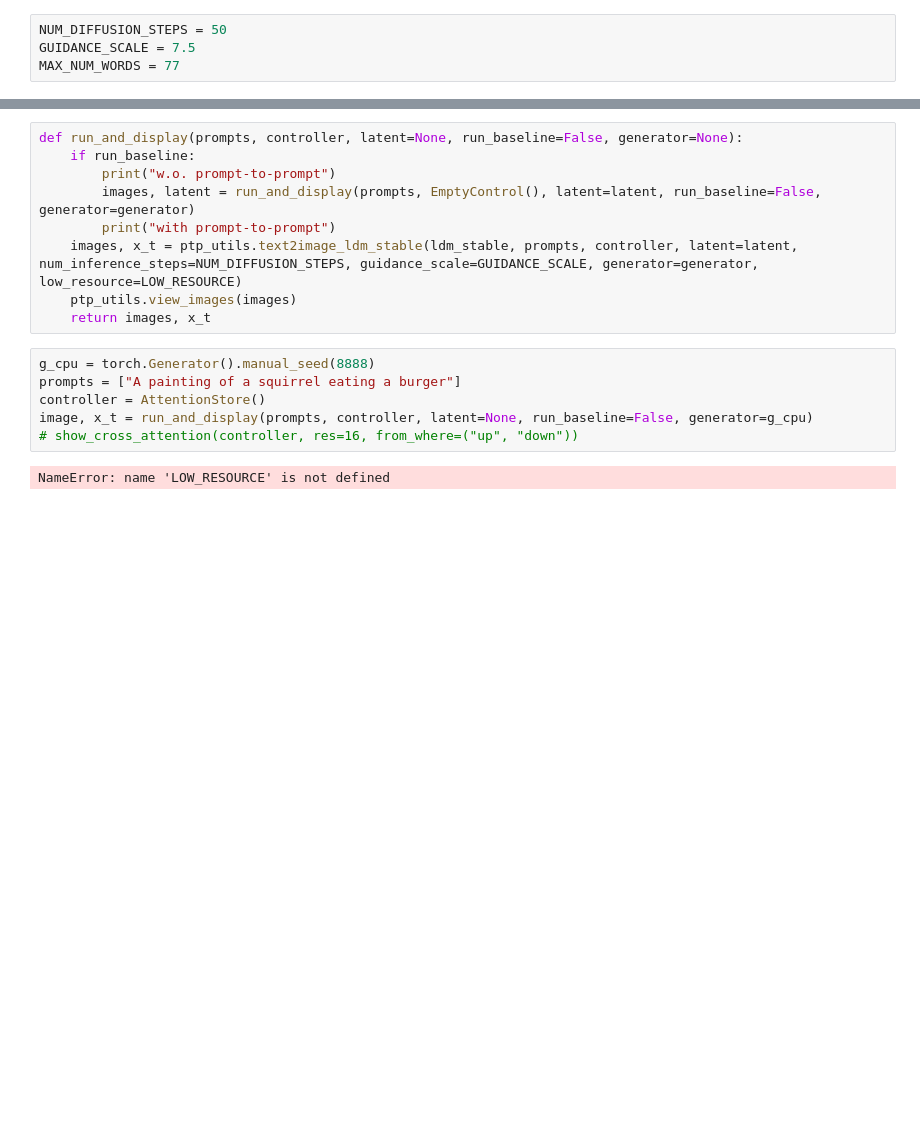
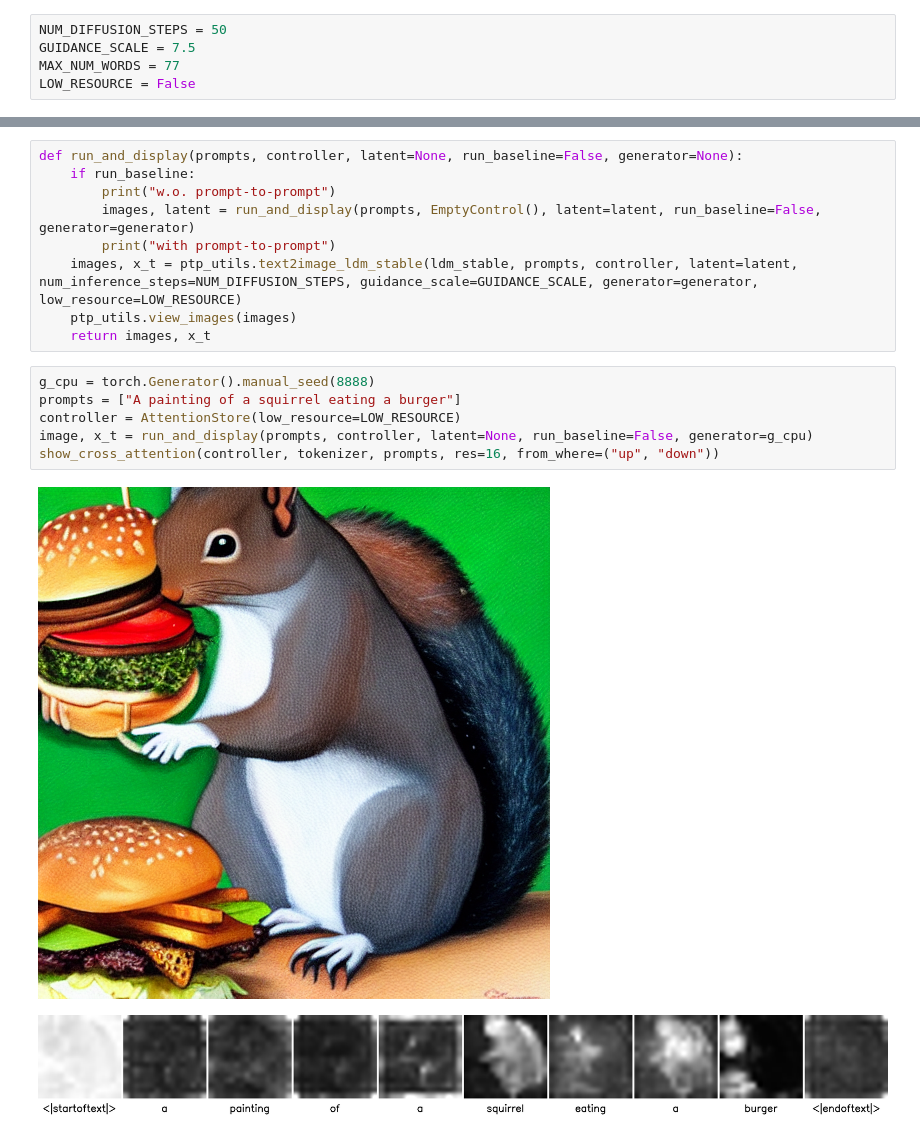
Before and after one commit to RajatRasal/cxr-generation, a Jupyter notebook: notebooks/prompt_to_prompt.ipynb, the cells around one changed output, grey strips where cells are left out. Cells and saved outputs as stored; diff of their text form; blank space fills up the shorter version.

Commit message:
Visualising squirrel eating burger

```diff
--- a/notebooks/prompt_to_prompt.ipynb
+++ b/notebooks/prompt_to_prompt.ipynb
@@ -8,6 +9,7 @@ from diffusers import StableDiffusionPipeline
 NUM_DIFFUSION_STEPS = 50
 GUIDANCE_SCALE = 7.5
 MAX_NUM_WORDS = 77
+LOW_RESOURCE = False
 # %%
 device = torch.device('cuda:0') if torch.cuda.is_available() else torch.device('cpu')
 ldm_stable = StableDiffusionPipeline.from_pretrained("CompVis/stable-diffusion-v1-4").to(device)
@@ -34,8 +36,9 @@ def run_and_display(prompts, controller, latent=None, run_baseline=False, genera
 # %%
 g_cpu = torch.Generator().manual_seed(8888)
 prompts = ["A painting of a squirrel eating a burger"]
-controller = AttentionStore()
+controller = AttentionStore(low_resource=LOW_RESOURCE)
 image, x_t = run_and_display(prompts, controller, latent=None, run_baseline=False, generator=g_cpu)
-# show_cross_attention(controller, res=16, from_where=("up", "down"))
+show_cross_attention(controller, tokenizer, prompts, res=16, from_where=("up", "down"))
 # %% [output]
-NameError: name 'LOW_RESOURCE' is not defined
+[figure, added]
+[figure, added]
```
Also changed, not shown: parts of 2 cells of this notebook, 2 other files.
